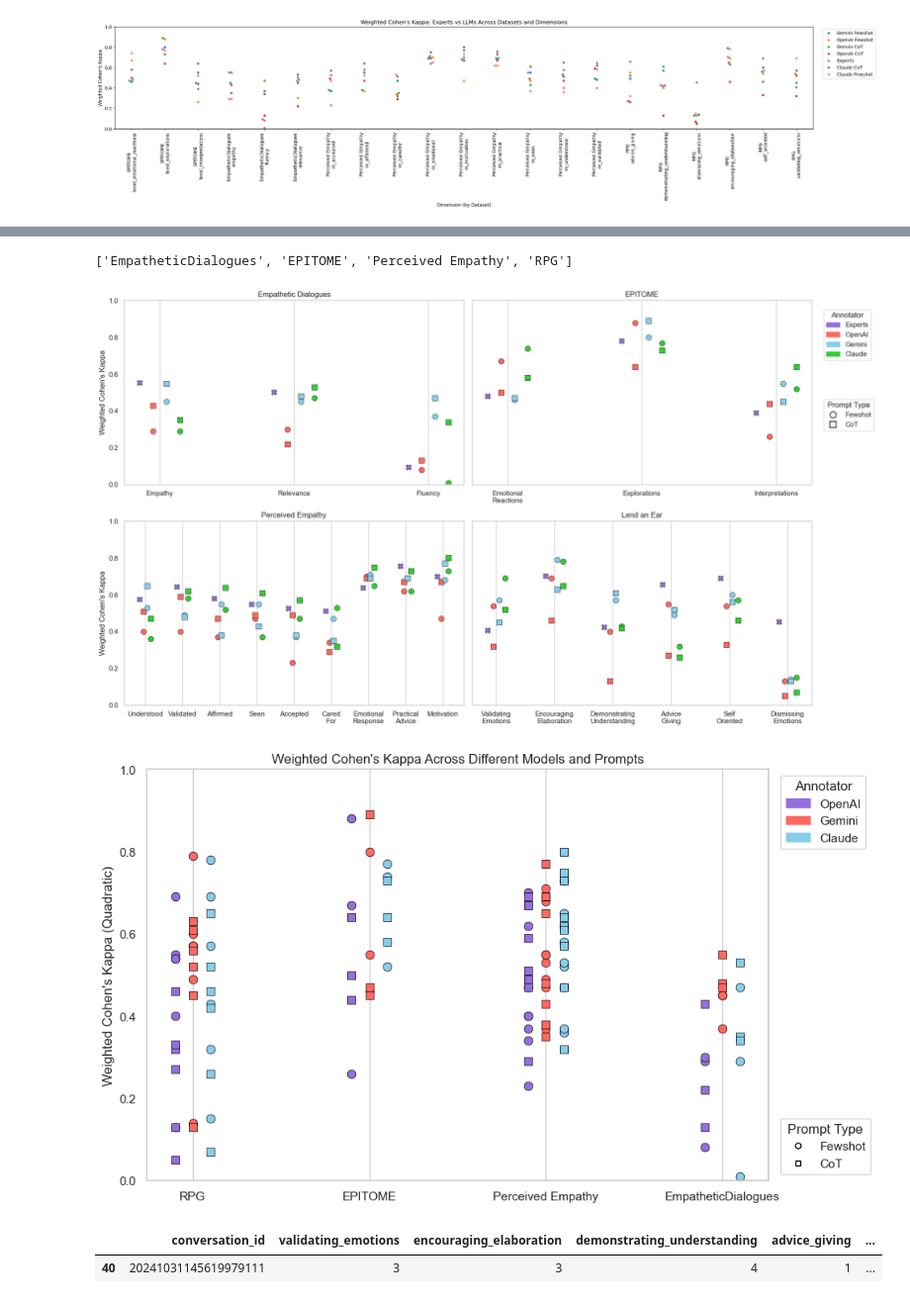
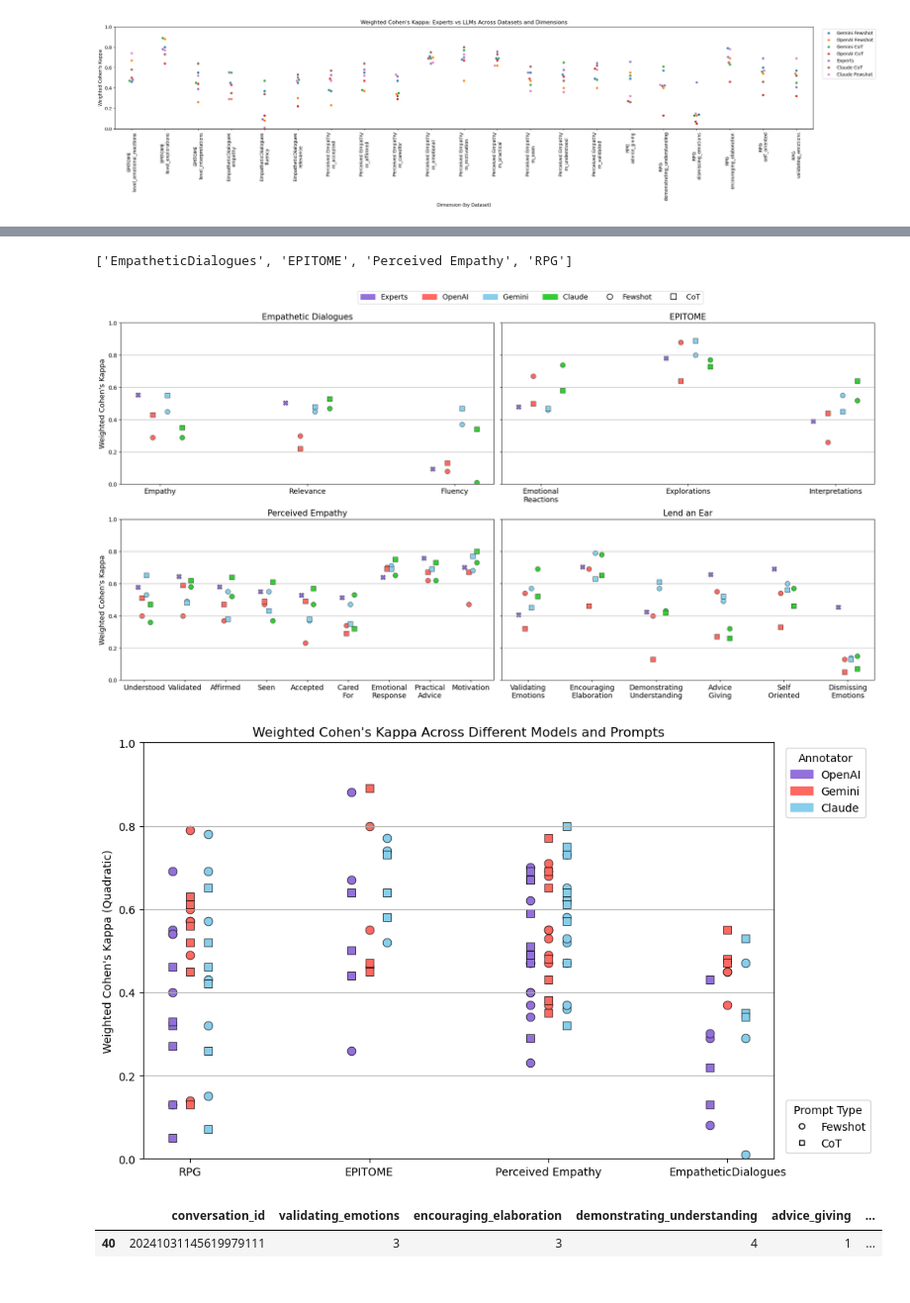
Before and after one commit to Fai-Poungpeth/evaluating-elements-of-empathic-communication, a Jupyter notebook: analysis.ipynb, the cells around one changed output, grey strips where cells are left out. Shown at 99% size. Cells and saved outputs as stored; diff of their text form; code cells hidden in the pictures.

```diff
--- a/analysis.ipynb
+++ b/analysis.ipynb
@@ -1881,7 +1881,7 @@ offset_map = dict(zip(annotators, offset_vals))
 # Step 8: Create 2x2 subplot layout
 datasets = ['EmpatheticDialogues', 'EPITOME', 'Perceived Empathy', 'RPG']
 print(datasets)
-fig, axes = plt.subplots(2, 2, figsize=(18, 10), sharey=True)
+fig, axes = plt.subplots(2, 2, figsize=(22, 10), sharey=True)
 axes = axes.flatten()
 
 for i, dataset in enumerate(datasets):
@@ -1928,38 +1928,52 @@ for i, dataset in enumerate(datasets):
     'm_motivation': 'Motivation'
     }
     custom_labels = [rename_map.get(dim, dim) for dim in dims]
     ax.set_xticklabels(custom_labels, rotation=0, ha='center')
 
     title_map = {
     'RPG': 'Lend an Ear',
     'EPITOME': 'EPITOME',
     'Perceived Empathy': 'Perceived Empathy',
     'EmpatheticDialogues': 'Empathetic Dialogues'
     }
-    ax.set_title(title_map.get(dataset, dataset))
+    ax.set_title(title_map.get(dataset, dataset), fontsize = 15)
     ax.set_xticks(range(len(dims)))
+    ax.set_xticklabels(custom_labels, rotation=0, ha='center', fontsize=13)
     ax.set_ylim(0, 1)
     ax.grid(axis='y')
     if i % 2 == 0:
-        ax.set_ylabel("Weighted Cohen's Kappa")
+        ax.set_ylabel("Weighted Cohen's Kappa", fontsize = 13)
 
 # Step 9: Shared legends
 color_legend = [Patch(color=color_map[a], label=a) for a in annotators]
 shape_legend = [
     Line2D([0], [0], marker=marker_map[p], color='black', linestyle='',
            markerfacecolor='white', markersize=10, label=p, markeredgewidth=1.2)
     for p in prompt_types
 ]
 
 # Add legends to empty space
-fig.legend(handles=color_legend, title="Annotator", loc='upper left', bbox_to_anchor=(0.9, 0.95))
-fig.legend(handles=shape_legend, title="Prompt Type", loc='upper left', bbox_to_anchor=(0.9, 0.75))
+# fig.legend(handles=color_legend, title="Annotator", loc='upper left', bbox_to_anchor=(0.9, 0.95))
+# fig.legend(handles=shape_legend, title="Prompt Type", loc='upper left', bbox_to_anchor=(0.9, 0.75))
 
+# Combine both legends
+all_handles = color_legend + shape_legend
+
+# Create a single horizontal legend at the top center
+fig.legend(handles=all_handles,
+           loc='lower center',  # We'll position it precisely with bbox_to_anchor
+           bbox_to_anchor=(0.5, 1.0),  # Slightly above the top (1.05)
+           ncol=len(all_handles),  # All items in one row
+           frameon=True,
+           fontsize=13)
+
+# Adjust the layout to make space for the legend
+plt.tight_layout(rect=[0, 0, 1, 0.9])  # Leaves 10% space at the top
 plt.tight_layout(rect=[0, 0, 0.9, 1])  # leave space on the right for legend
 plt.show()
 # %% [output]
 ['EmpatheticDialogues', 'EPITOME', 'Perceived Empathy', 'RPG']
-[figure, old version]
+[figure, new version]
 # %%
 import seaborn as sns
 import matplotlib.pyplot as plt
@@ -2034,7 +2048,7 @@ plt.gca().add_artist(legend1)
 plt.tight_layout()
 plt.show()
 # %% [output]
-[figure, old version]
+[figure, new version]
 # %%
 expert2_rpg.loc[expert2_rpg['conversation_id'] == '20241031145619979111', :]
 # %% [output]
```
Also changed, not shown: parts of 1 cell of this notebook.
